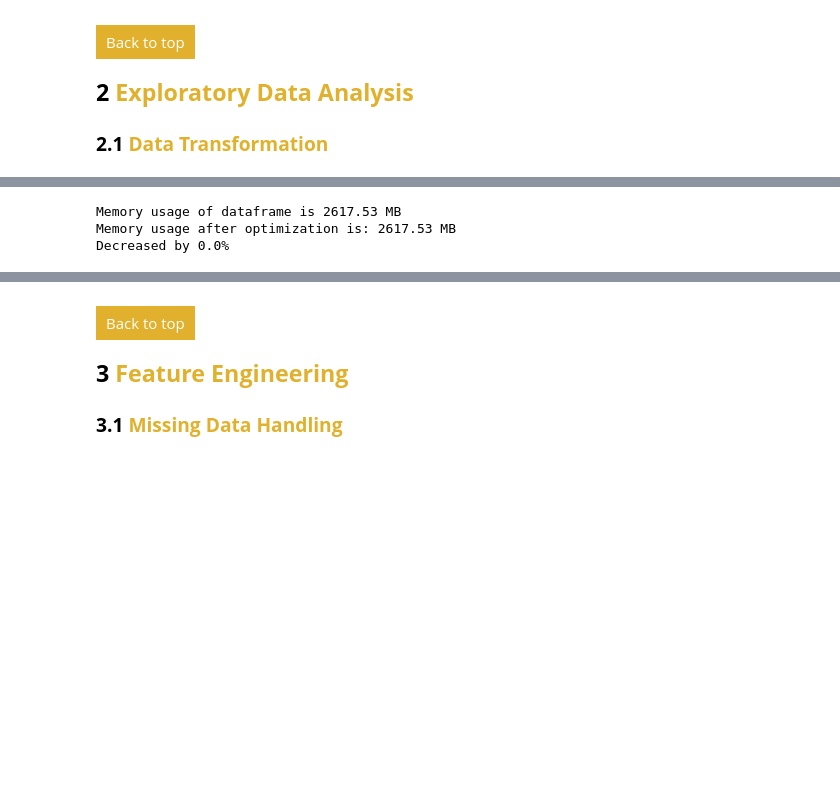
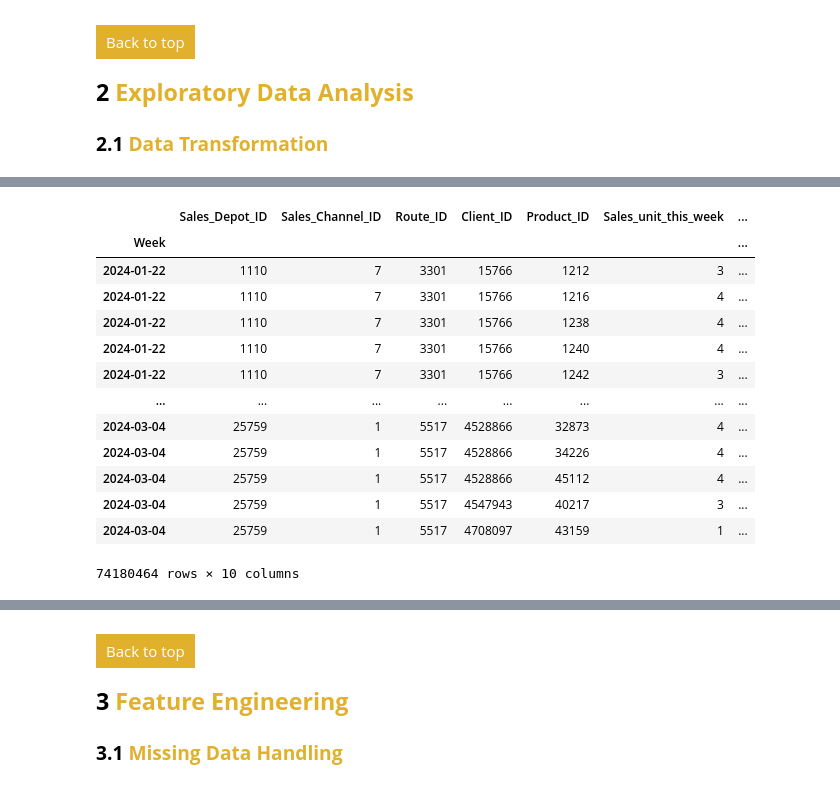
Before and after one commit to agshiv92/Azure_ML_project-2, a Jupyter notebook: group-bimbo-predictive-model.ipynb, the cells around one changed output, grey strips where cells are left out. Cells and saved outputs as stored; diff of their text form; code cells hidden in the pictures; blank space fills up the shorter version.

```diff
--- a/group-bimbo-predictive-model.ipynb
+++ b/group-bimbo-predictive-model.ipynb
@@ -299,10 +331,21 @@ train_df = train_df.rename({'Semana':'Week', 'Agencia_ID':'Sales_Depot_ID', 'Can
 # %%
 #Assuming Week 1 starts from 1st January 2024
 train_df['Week'] = pd.to_datetime('2024-01-01') + pd.to_timedelta(train_df['Week'].astype(int) * 7, unit='D')
 train_df.set_index('Week', inplace=True)
-train_df = reduce_memory_usage(train_df)
+train_df
 # %% [output]
+|  | Sales_Depot_ID | Sales_Channel_ID | Route_ID | Client_ID | Product_ID | Sales_unit_this_week | ... |
+| Week |  |  |  |  |  |  | ... |
+| 2024-01-22 | 1110 | 7 | 3301 | 15766 | 1212 | 3 | ... |
+| 2024-01-22 | 1110 | 7 | 3301 | 15766 | 1216 | 4 | ... |
+| 2024-01-22 | 1110 | 7 | 3301 | 15766 | 1238 | 4 | ... |
+| 2024-01-22 | 1110 | 7 | 3301 | 15766 | 1240 | 4 | ... |
+| 2024-01-22 | 1110 | 7 | 3301 | 15766 | 1242 | 3 | ... |
+| ... | ... | ... | ... | ... | ... | ... | ... |
+| 2024-03-04 | 25759 | 1 | 5517 | 4528866 | 32873 | 4 | ... |
+| 2024-03-04 | 25759 | 1 | 5517 | 4528866 | 34226 | 4 | ... |
+| 2024-03-04 | 25759 | 1 | 5517 | 4528866 | 45112 | 4 | ... |
+| 2024-03-04 | 25759 | 1 | 5517 | 4547943 | 40217 | 3 | ... |
+| 2024-03-04 | 25759 | 1 | 5517 | 4708097 | 43159 | 1 | ... |
-Memory usage of dataframe is 2617.53 MB
-Memory usage after optimization is: 2617.53 MB
-Decreased by 0.0%
+74180464 rows × 10 columns
 # %%
```
Also changed, not shown: parts of 56 cells of this notebook.
